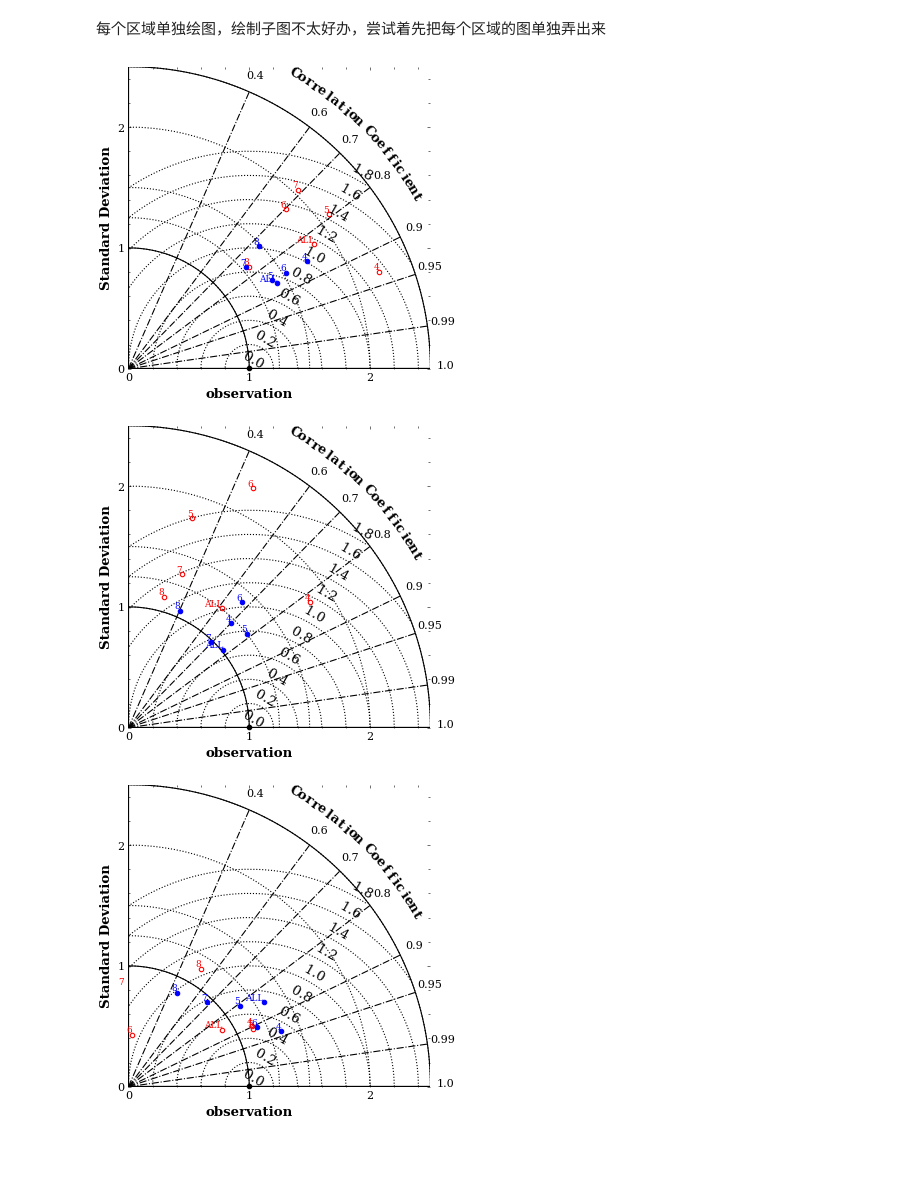
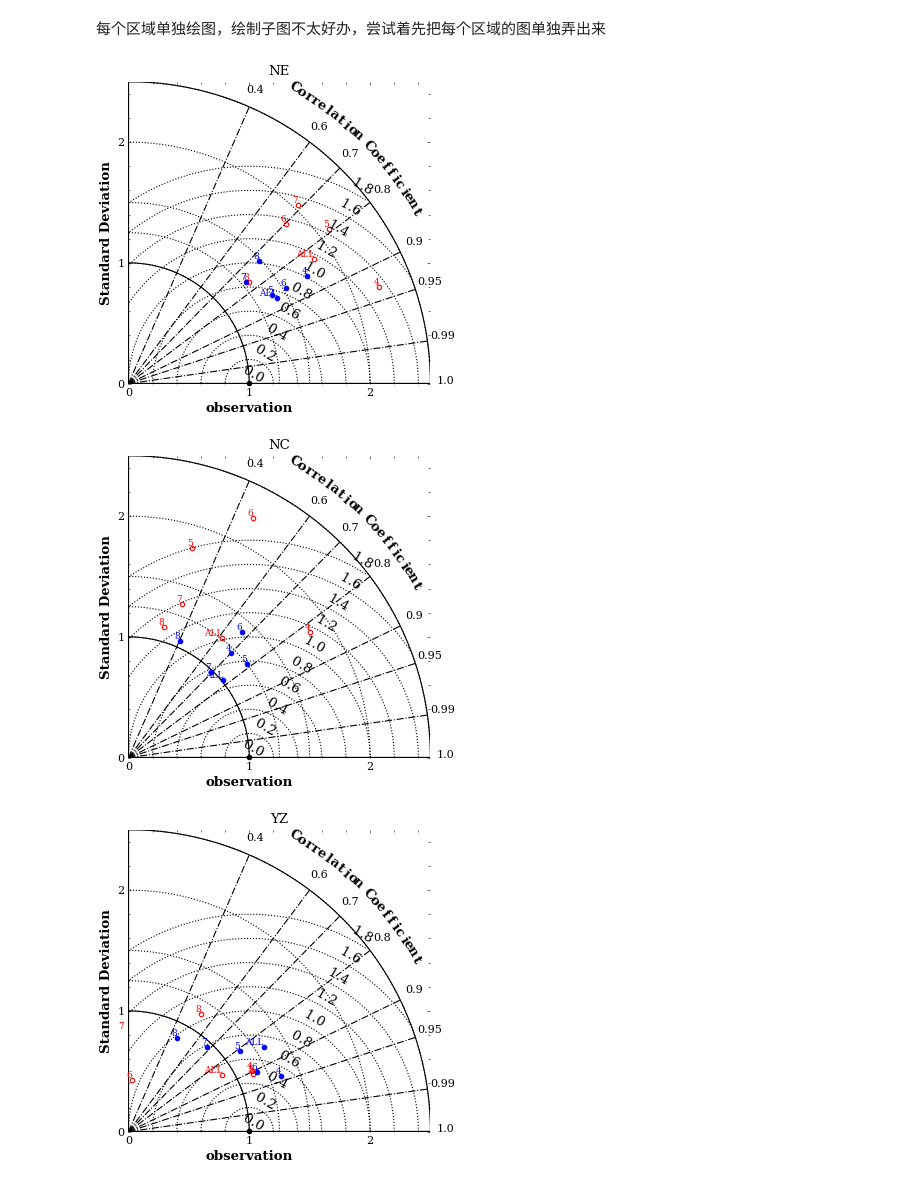
Before and after one commit to dozerlcl/MPAS_case_study, a Jupyter notebook: 92-25km_vr_rcm_postprocess/visualization/check_obs/check_cn051/pre/taylor_partial/precip_space_taylor_partial.ipynb, the cells around one changed output. Cells and saved outputs as stored; diff of their text form; code cells hidden in the pictures; blank space fills up the shorter version.

Commit message:
partial plot

```diff
--- a/92-25km_vr_rcm_postprocess/visualization/check_obs/check_cn051/pre/taylor_partial/precip_space_taylor_partial.ipynb
+++ b/92-25km_vr_rcm_postprocess/visualization/check_obs/check_cn051/pre/taylor_partial/precip_space_taylor_partial.ipynb
@@ -183,34 +183,34 @@ for partial_ind in partial_list:
     # markerSize = 8 ,
     # alpha = 1.,
     # overlay='off')
 
     # ind = ind + 1
 
 
-    # plt.title("title")
+    plt.title(partial_ind)
     # color_plot = ["m","y","w","g"]
     # partial_list = ["NE", "NC", "YZ", "SW"]
     import matplotlib.patches as mpatches
     patch = []
     patch.append(mpatches.Patch(color='r', label='VR'))
     patch.append(mpatches.Patch(color='b', label='RCM'))
     # patch.append(mpatches.Patch(color='m', label='NE'))
     # patch.append(mpatches.Patch(color='y', label='NC'))
     # patch.append(mpatches.Patch(color='c', label='YZ'))
     # patch.append(mpatches.Patch(color='g', label='SW'))
     # plt.legend(handles= patch, loc=[0.85,0.85])
 
     # legend_elements = [color='b', lw=4, label='Line'),
     # Line2D([0], [0], marker='o', color='w', label='Scatter',
     #                           markerfacecolor='g', markersize=15),
     #                    Patch(facecolor='orange', edgecolor='r',
     #                          label='Color Patch')]
     # plt.legend(label1, loc='upper right')
 
     # pic_output_path = "/m2data2/yycheng/playground/MPAS_case_study/case_template/92-25km_vr_rcm_postprocess/visualization/check_obs/check_cn051/pre/taylor/output_pic/"
     plt.savefig("./output_pic/taylor_" + partial_ind,dpi=300, facecolor = 'white')
     # del(ax)
 # %% [output]
-[figure, old version]
+[figure, new version]
-[figure, old version]
+[figure, new version]
-[figure, old version]
+[figure, new version]
```
Also changed, not shown: parts of 2 cells of this notebook, 2 other files.
